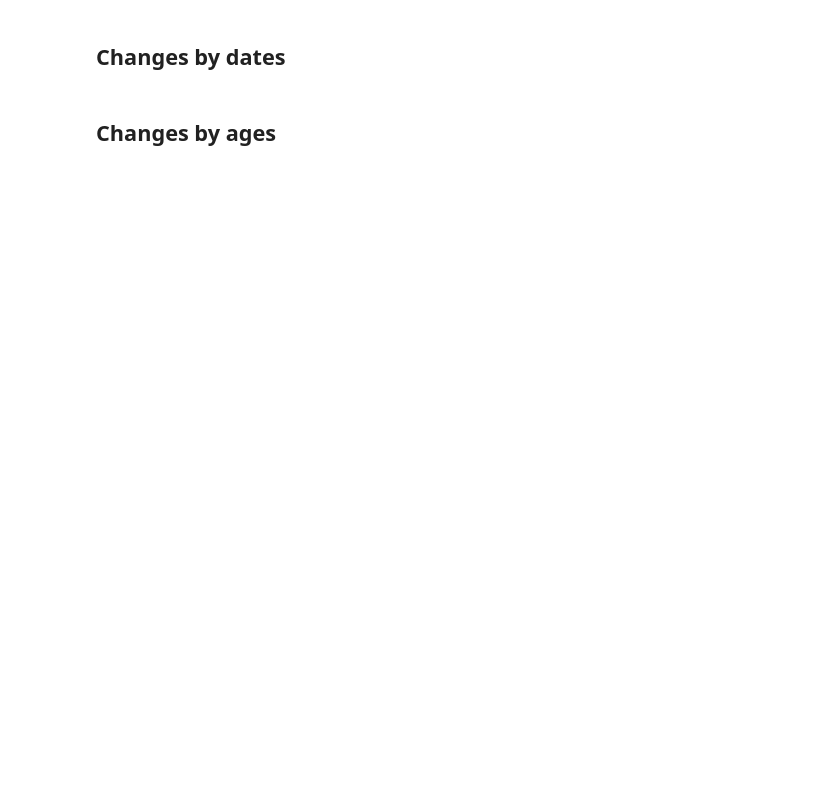
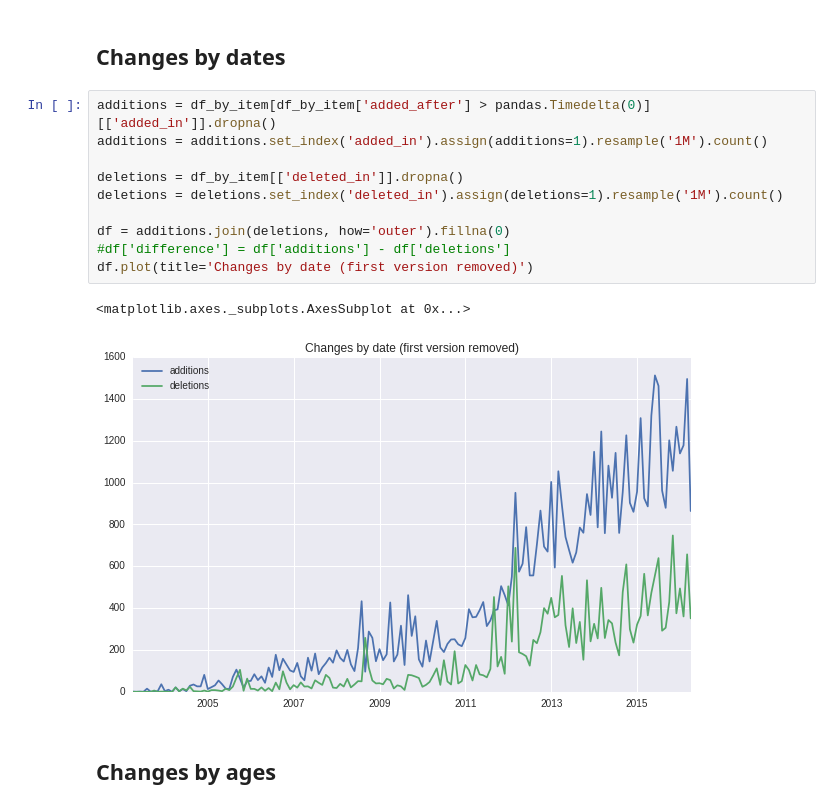
Before and after one commit to maelick/ecos-analysis, a Jupyter notebook: WEA2016/notebook/API stability.ipynb, the cells around one changed output. Drawn from its saved outputs; the diff is of its cells as text; blank space fills up the shorter version.

```diff
--- a/WEA2016/notebook/API stability.ipynb
+++ b/WEA2016/notebook/API stability.ipynb
@@ -92,4 +124,17 @@ ax = df.set_index('time')[['additions', 'deletions', 'items']].resample('1M').su
 # %% [markdown]
 ##  Changes by dates
+# %%
+additions = df_by_item[df_by_item['added_after'] > pandas.Timedelta(0)][['added_in']].dropna()
+additions = additions.set_index('added_in').assign(additions=1).resample('1M').count()
+
+deletions = df_by_item[['deleted_in']].dropna()
+deletions = deletions.set_index('deleted_in').assign(deletions=1).resample('1M').count()
+
+df = additions.join(deletions, how='outer').fillna(0)
+#df['difference'] = df['additions'] - df['deletions']
+df.plot(title='Changes by date (first version removed)')
+# %% [output]
+<matplotlib.axes._subplots.AxesSubplot at 0x...>
+[figure, added]
 # %% [markdown]
 ## Changes by ages
```
Also changed, not shown: parts of 21 cells of this notebook.
